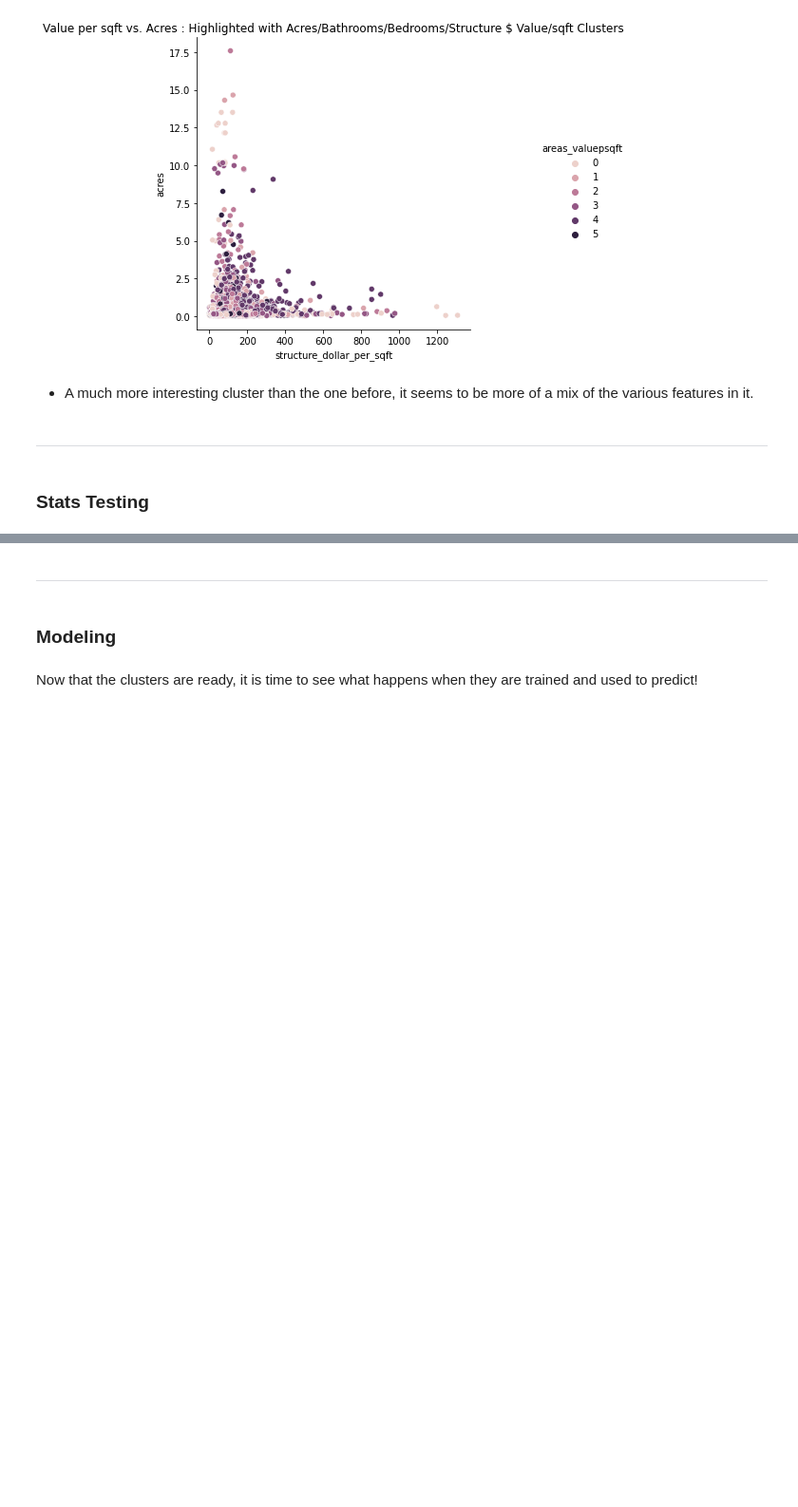
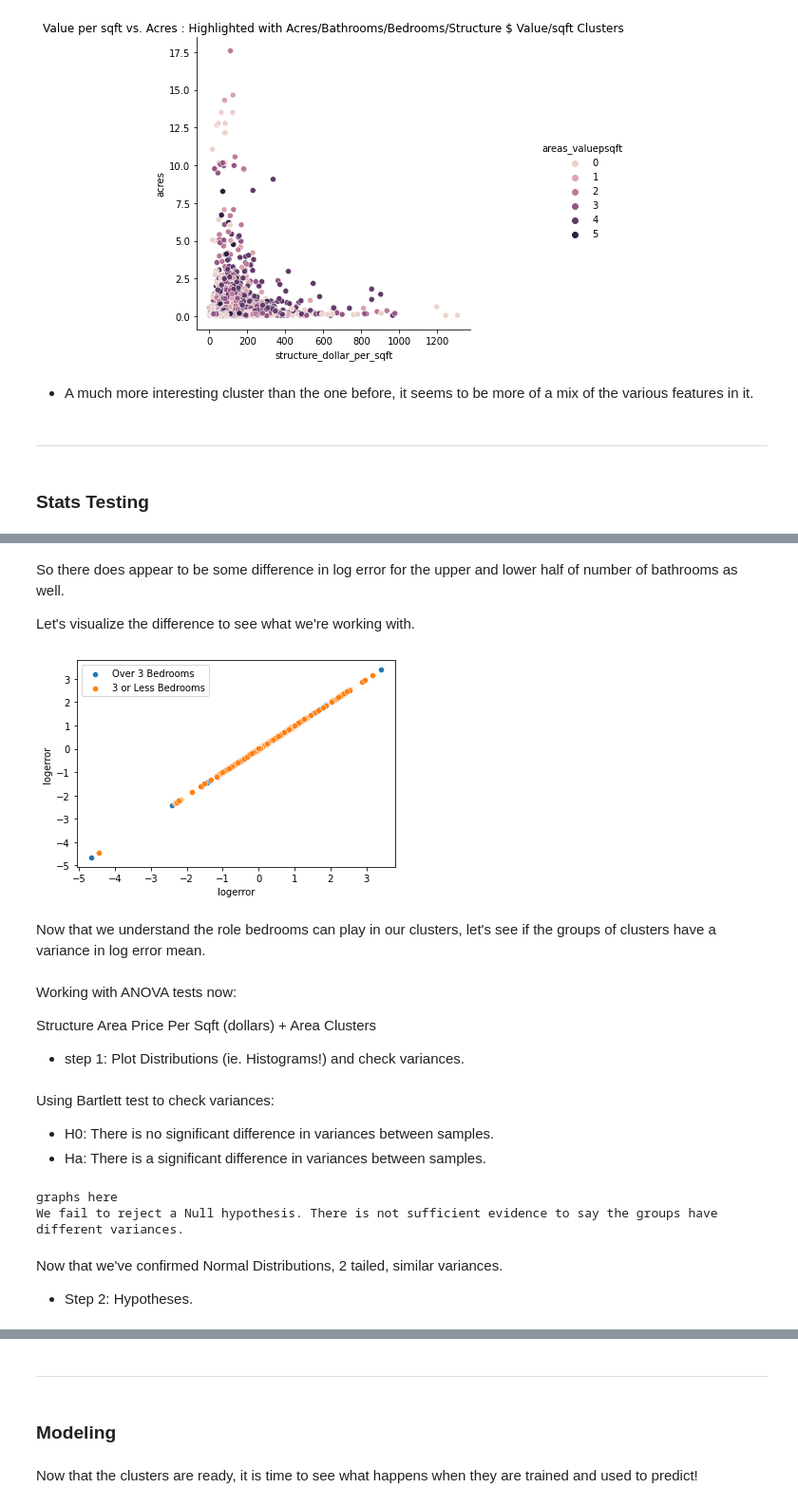
Before and after one commit to Lewis-Park-Bench/Cluster-Project, a Jupyter notebook: final_notebook.ipynb, the cells around one changed output, grey strips where cells are left out. Shown at 95% size. Saved outputs shown, nothing was run; the diff lists cells and outputs as text; code cells hidden in the pictures; blank space fills up the shorter version.

```diff
--- a/final_notebook.ipynb
+++ b/final_notebook.ipynb
@@ -305,0 +345,28 @@ cluster_check_avc(train)
+# %% [markdown]
+So there does appear to be some difference in log error for the upper and lower half of number of bathrooms as well.
+
+Let's visualize the difference to see what we're working with.
+# %%
+bedroom_dif_viz(train)
+# %% [output]
+[figure, added]
+# %% [markdown]
+Now that we understand the role bedrooms can play in our clusters, let's see if the groups of clusters have a variance in log error mean.
+# %% [markdown]
+Working with ANOVA tests now:
+
+Structure Area Price Per Sqft (dollars) + Area Clusters
+- step 1: Plot Distributions (ie. Histograms!) and check variances.
+# %% [markdown]
+Using Bartlett test to check variances:
+- H0: There is no significant difference in variances between samples.
+- Ha: There is a significant difference in variances between samples.
+# %%
+adc_step1(train)
+# %% [output]
+graphs here
+We fail to reject a Null hypothesis. There is not sufficient evidence to say the groups have different variances.
+# %% [markdown]
+
+Now that we've confirmed Normal Distributions, 2 tailed, similar variances.
+- Step 2: Hypotheses.
```
Also changed, not shown: parts of 39 cells of this notebook, 1 other file.
